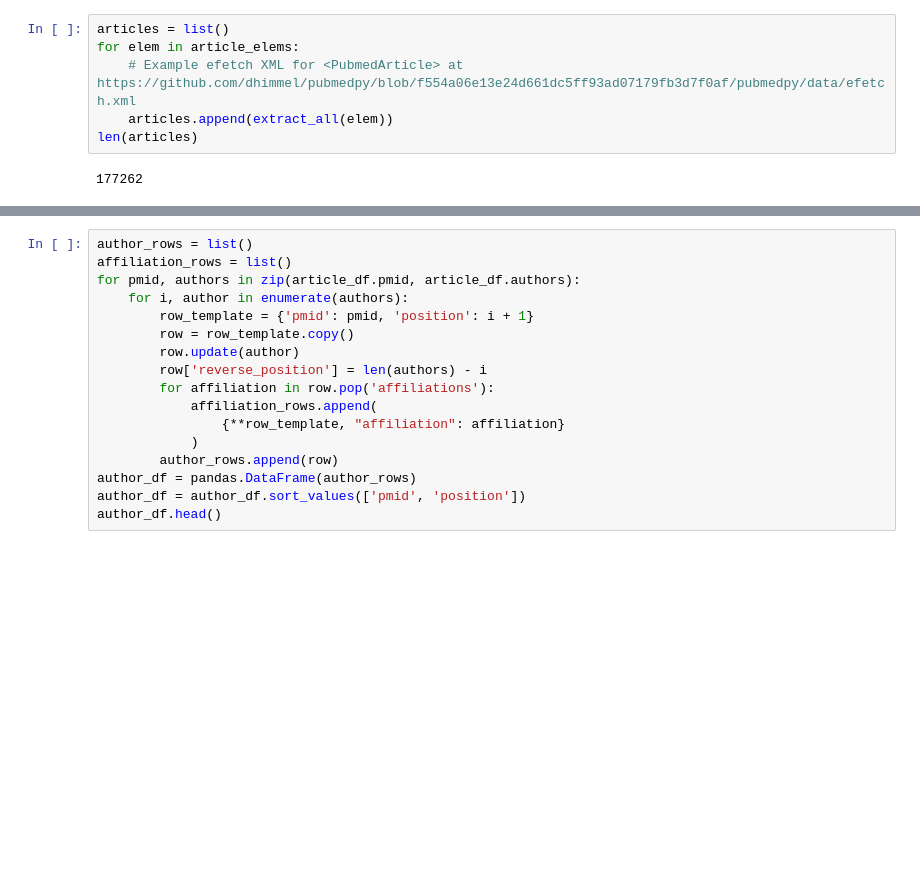
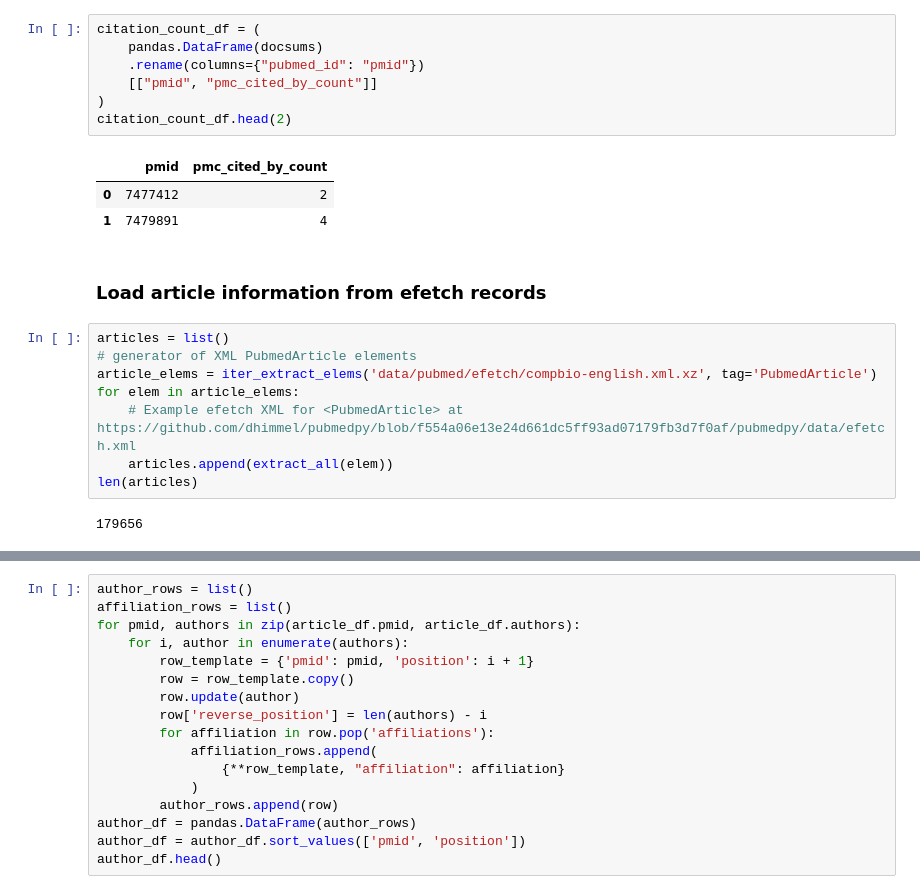
Before and after one commit to greenelab/iscb-diversity, a Jupyter notebook: 02.process-pubmed.ipynb, the cells around one changed output, grey strips where cells are left out. Saved outputs shown, nothing was run; the diff lists cells and outputs as text; blank space fills up the shorter version.

```diff
--- a/02.process-pubmed.ipynb
+++ b/02.process-pubmed.ipynb
@@ -17,11 +23,26 @@ article_elems = itertools.chain.from_iterable(
+# %%
+citation_count_df = (
+    pandas.DataFrame(docsums)
+    .rename(columns={"pubmed_id": "pmid"})
+    [["pmid", "pmc_cited_by_count"]]
+)
+citation_count_df.head(2)
+# %% [output]
+|  | pmid | pmc_cited_by_count |
+| 0 | 7477412 | 2 |
+| 1 | 7479891 | 4 |
+# %% [markdown]
+### Load article information from efetch records
 # %%
 articles = list()
+# generator of XML PubmedArticle elements
+article_elems = iter_extract_elems('data/pubmed/efetch/compbio-english.xml.xz', tag='PubmedArticle')
 for elem in article_elems:
     # Example efetch XML for <PubmedArticle> at https://github.com/dhimmel/pubmedpy/blob/f554a06e13e24d661dc5ff93ad07179fb3d7f0af/pubmedpy/data/efetch.xml
     articles.append(extract_all(elem))
 len(articles)
 # %% [output]
-177262
+179656
 # %%
 article_df = pandas.DataFrame(articles)
 article_df.pmid = article_df.pmid.astype(int)
```
Also changed, not shown: parts of 11 cells of this notebook, 3 other files.
